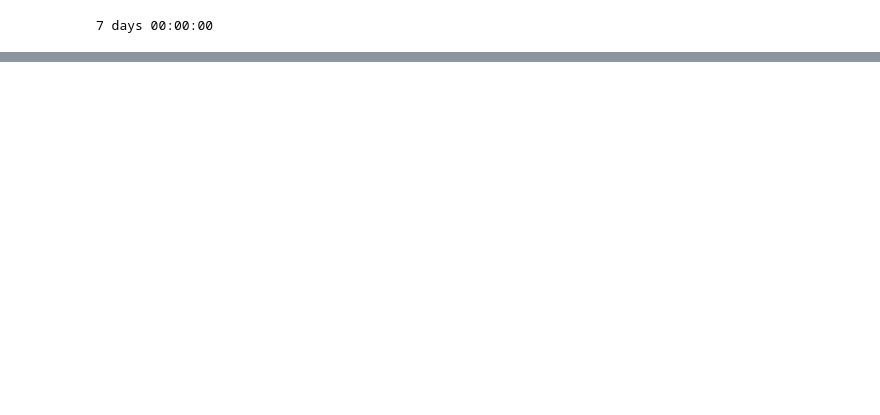
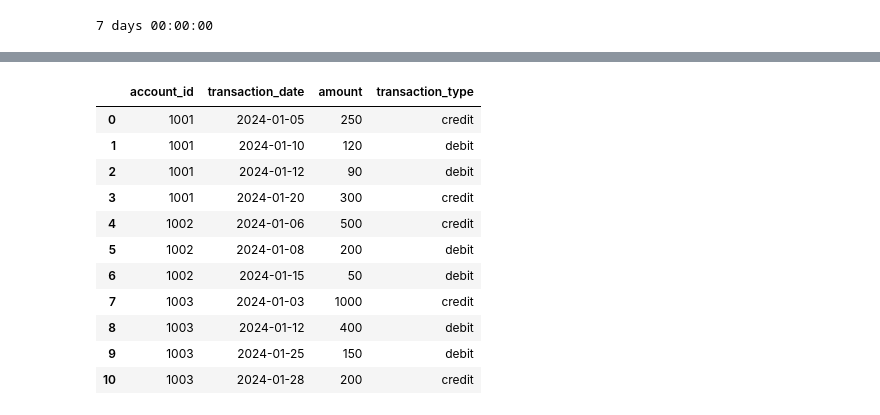
Before and after one commit to ENUKOLUnaga/python_programs1, a Jupyter notebook: pandas_practice/pandas_practice_core.ipynb, the cells around one changed output, grey strips where cells are left out. Cells and saved outputs as stored; diff of their text form; code cells hidden in the pictures; blank space fills up the shorter version.

Commit message:
SQL-Practice-Problems

```diff
--- a/pandas_practice/pandas_practice_core.ipynb
+++ b/pandas_practice/pandas_practice_core.ipynb
@@ -480,3 +485,19 @@ print(inactive)
 3           4 2026-01-05
 5           6 2026-01-18
 6           7 2026-01-02
+# %%
+data=pd.read_csv(r"C:\Users\ENKOL\PyCharmMiscProject\pandas_practice_set\data.csv")
+data
+# %% [output]
+|  | account_id | transaction_date | amount | transaction_type |
+| 0 | 1001 | 2024-01-05 | 250 | credit |
+| 1 | 1001 | 2024-01-10 | 120 | debit |
+| 2 | 1001 | 2024-01-12 | 90 | debit |
+| 3 | 1001 | 2024-01-20 | 300 | credit |
+| 4 | 1002 | 2024-01-06 | 500 | credit |
+| 5 | 1002 | 2024-01-08 | 200 | debit |
+| 6 | 1002 | 2024-01-15 | 50 | debit |
+| 7 | 1003 | 2024-01-03 | 1000 | credit |
+| 8 | 1003 | 2024-01-12 | 400 | debit |
+| 9 | 1003 | 2024-01-25 | 150 | debit |
+| 10 | 1003 | 2024-01-28 | 200 | credit |
```
Also changed, not shown: parts of 5 cells of this notebook, 10 other files.
